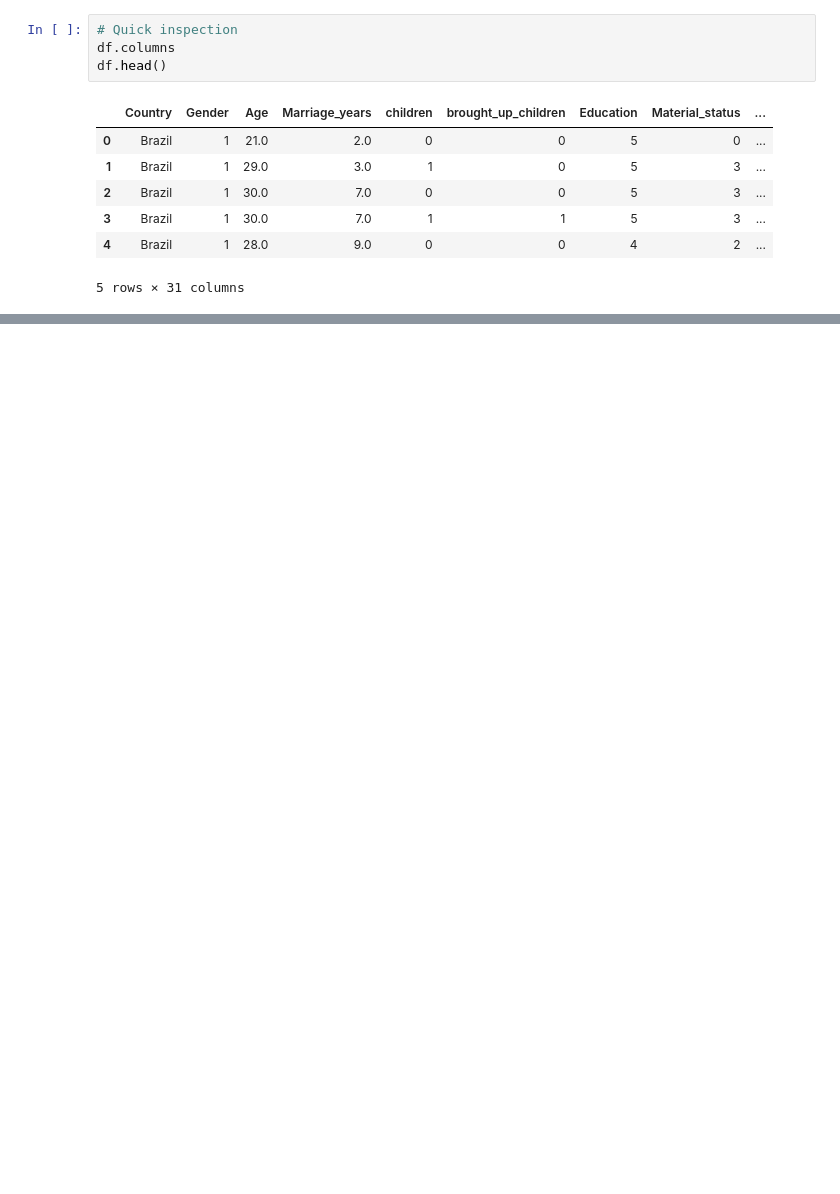
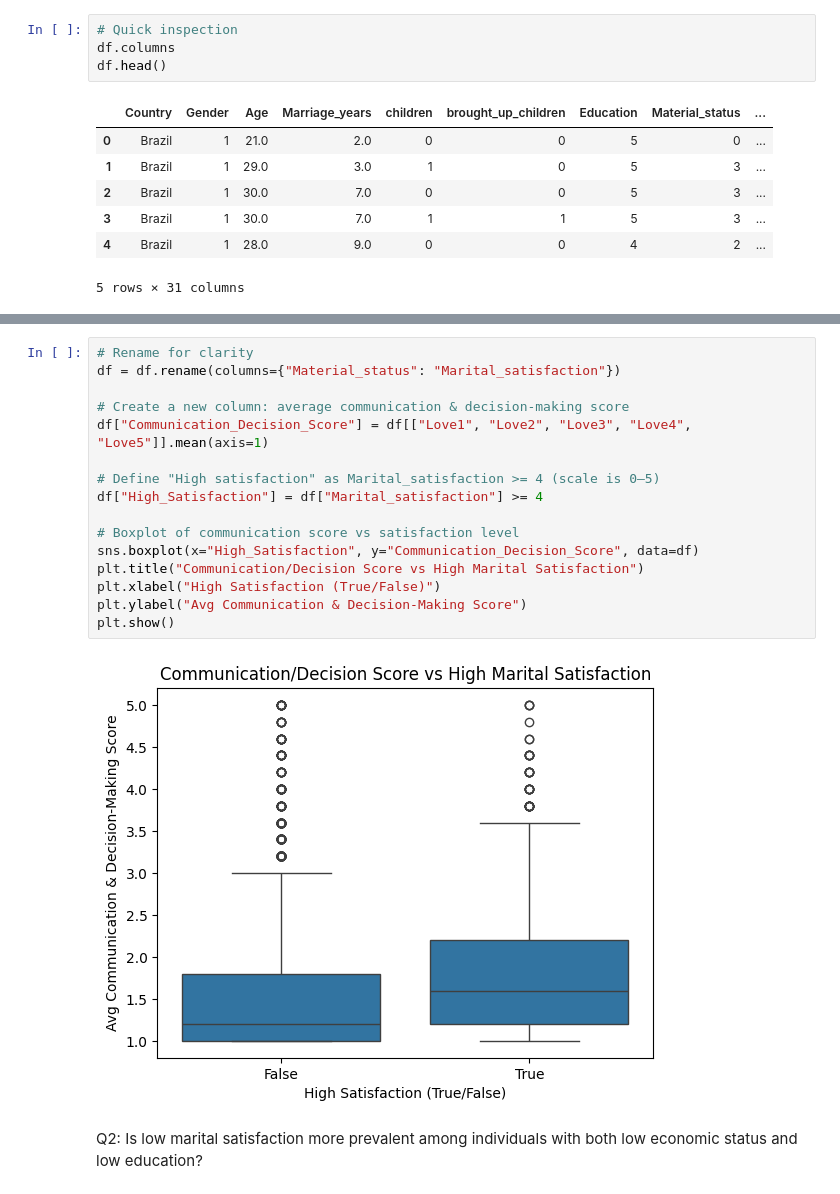
Before and after one commit to JiaJun0207/DataMiningAssignment, a Jupyter notebook: TT2L_G1.ipynb, the cells around one changed output, grey strips where cells are left out. Drawn from its saved outputs; the diff is of its cells as text; blank space fills up the shorter version.

```diff
--- a/TT2L_G1.ipynb
+++ b/TT2L_G1.ipynb
@@ -17,0 +26,20 @@ df.head()
+# %%
+# Rename for clarity
+df = df.rename(columns={"Material_status": "Marital_satisfaction"})
+
+# Create a new column: average communication & decision-making score
+df["Communication_Decision_Score"] = df[["Love1", "Love2", "Love3", "Love4", "Love5"]].mean(axis=1)
+
+# Define "High satisfaction" as Marital_satisfaction >= 4 (scale is 0–5)
+df["High_Satisfaction"] = df["Marital_satisfaction"] >= 4
+
+# Boxplot of communication score vs satisfaction level
+sns.boxplot(x="High_Satisfaction", y="Communication_Decision_Score", data=df)
+plt.title("Communication/Decision Score vs High Marital Satisfaction")
+plt.xlabel("High Satisfaction (True/False)")
+plt.ylabel("Avg Communication & Decision-Making Score")
+plt.show()
+# %% [output]
+[figure, added]
+# %% [markdown]
+Q2: Is low marital satisfaction more prevalent among individuals with both low economic status and low education?
```
Also changed, not shown: parts of 7 cells of this notebook.
